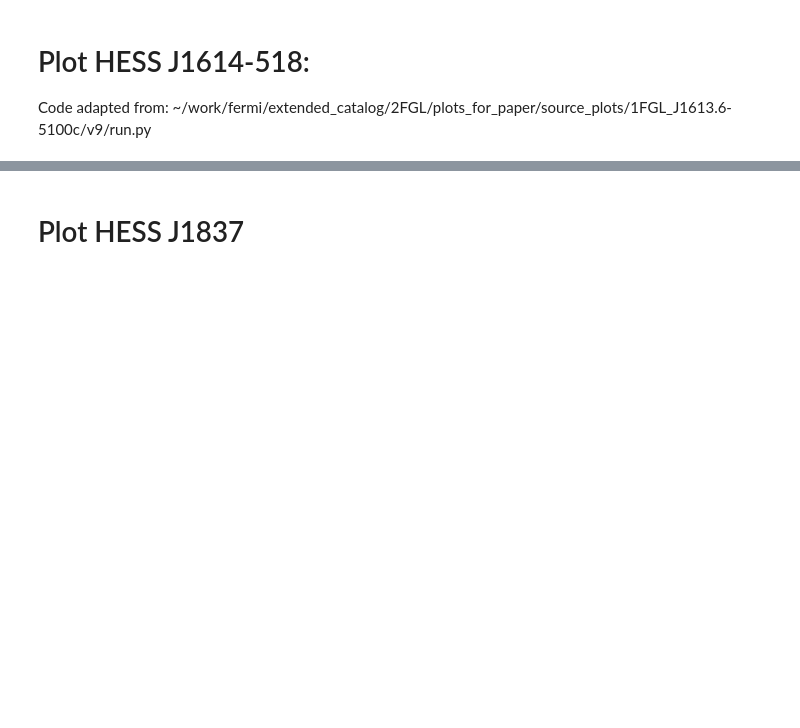
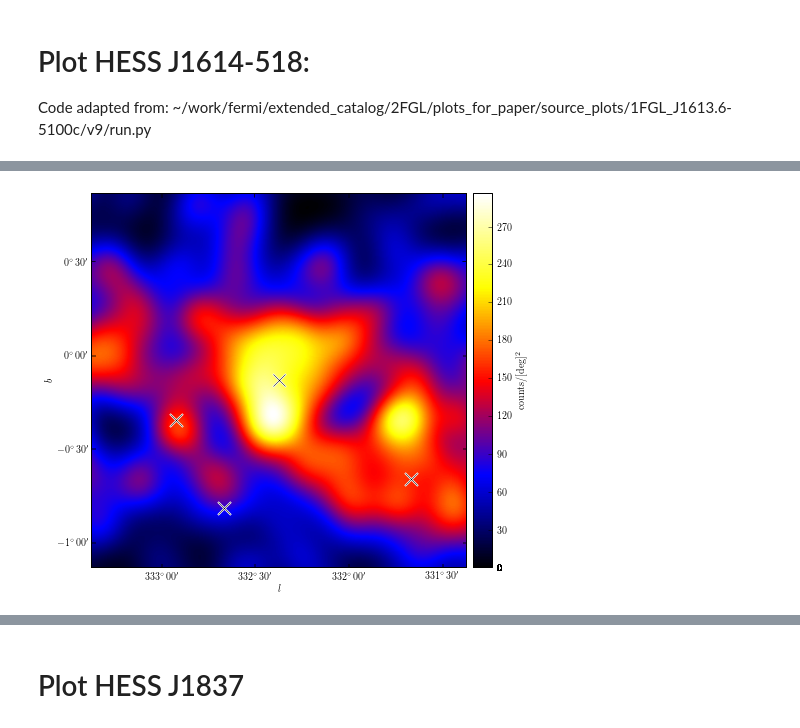
Before and after one commit to joshualande/PhD-Thesis, a Jupyter notebook: presentation/plots/extended_search.ipynb, the cells around one changed output, grey strips where cells are left out. Drawn from its saved outputs; the diff is of its cells as text; code cells hidden in the pictures; blank space fills up the shorter version.

```diff
--- a/presentation/plots/extended_search.ipynb
+++ b/presentation/plots/extended_search.ipynb
@@ -103,17 +147,18 @@ roi = kluge_load("$ki03/extended_catalog/2FGL/v17/followup_analysis/v2/standard_
 # %%
 from skymaps import SkyDir
 smooth=roi.plot_sources(which='2FGL J1615.0-5051', title='',
                 size=2, psf_size=0.6,
                 overlay_kwargs=dict(show_extensions=False),
                 overlay_psf=False,
-                #override_center=SkyDir(332,-0.5,SkyDir.GALACTIC),
                 interpolation='bilinear',
                 kernel_rad = 0.10,
                 pixelsize_fraction=20,
-                figsize=(7,7))
+                figsize=(4,3.5))
 
 smooth.axes.locator_params(axis="x", nbins=3)
 smooth.axes.locator_params(axis="y", nbins=3)
+# %% [output]
+[figure, added]
 # %%
 f = pyfits.open(expandvars('$FERMI/hess/plane_survey/HESSJ1614-518_Map.fits'))
 h = f[1].header
```
Also changed, not shown: parts of 10 cells of this notebook, 3 other files.
